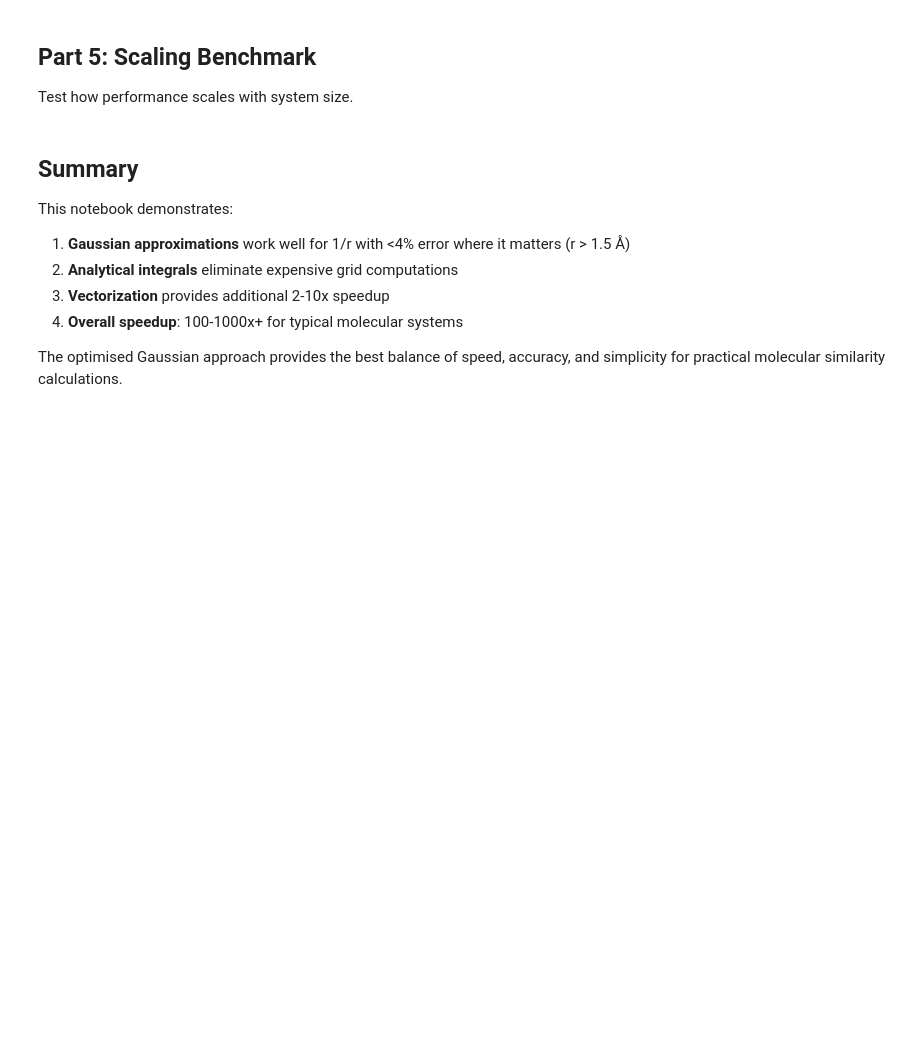
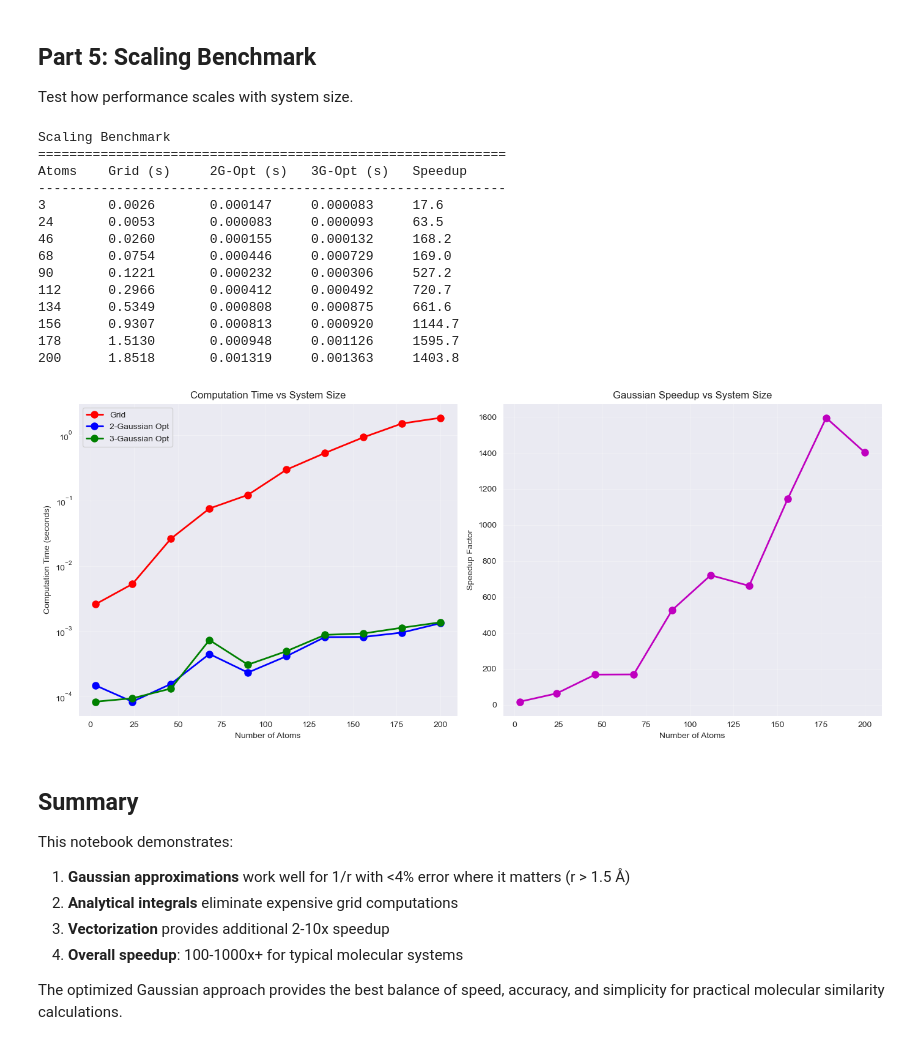
Before and after one commit to adambaskerville/adambaskerville.github.io, a Jupyter notebook: _posts/GaussianApproximationCode/gaussian_approximation.ipynb, the cells around one changed output. Cells and saved outputs as stored; diff of their text form; code cells hidden in the pictures; blank space fills up the shorter version.

Commit message:
feat(blog): added forgotten gaussian notebook for blog post

```diff
--- a/_posts/GaussianApproximationCode/gaussian_approximation.ipynb
+++ b/_posts/GaussianApproximationCode/gaussian_approximation.ipynb
@@ -183,9 +186,9 @@ def gaussian_similarity(charges_A, coords_A, charges_B, coords_B, method='two_ga
     return similarity, computation_time
 
 
-def optimised_gaussian_similarity(charges_A, coords_A, charges_B, coords_B, method='two_gaussian'):
+def optimized_gaussian_similarity(charges_A, coords_A, charges_B, coords_B, method='two_gaussian'):
     """
-    Method 3: Optimised Gaussian similarity using vectorised operations
+    Method 3: Optimized Gaussian similarity using vectorized operations
     """
     start_time = time.perf_counter()
 
@@ -195,18 +198,18 @@ def optimised_gaussian_similarity(charges_A, coords_A, charges_B, coords_B, meth
     }
     params = gaussian_params[method]
 
-    def optimised_gaussian_integral(dist_matrix, charges1, charges2):
-        """Vectorised Gaussian integral calculation"""
+    def optimized_gaussian_integral(dist_matrix, charges1, charges2):
+        """Vectorized Gaussian integral calculation"""
         integral = 0.0
 
         for a, b in params:
-            # Vectorised exponential calculation
+            # Vectorized exponential calculation
             exp_term = np.exp(-b * dist_matrix**2)
 
             # Broadcasting for charge products
             charge_products = charges1[:, np.newaxis] * charges2[np.newaxis, :]
 
-            # Vectorised contribution calculation
+            # Vectorized contribution calculation
             contribution = a * (np.pi / b)**(3/2) * charge_products * exp_term
             integral += np.sum(contribution)
 
@@ -218,9 +221,9 @@ def optimised_gaussian_similarity(charges_A, coords_A, charges_B, coords_B, meth
     dist_BB = cdist(coords_B, coords_B)
 
     # Calculate all required integrals
-    integral_AA = optimised_gaussian_integral(dist_AA, charges_A, charges_A)
-    integral_AB = optimised_gaussian_integral(dist_AB, charges_A, charges_B)
-    integral_BB = optimised_gaussian_integral(dist_BB, charges_B, charges_B)
+    integral_AA = optimized_gaussian_integral(dist_AA, charges_A, charges_A)
+    integral_AB = optimized_gaussian_integral(dist_AB, charges_A, charges_B)
+    integral_BB = optimized_gaussian_integral(dist_BB, charges_B, charges_B)
 
     similarity = integral_AB / np.sqrt(integral_AA * integral_BB)
     computation_time = time.perf_counter() - start_time
@@ -306,21 +322,21 @@ sim_grid, time_grid, n_points = grid_similarity(
 )
 print(f"Grid method: {sim_grid:.6f} ({time_grid:.4f}s, {n_points:,} points)")
 
-# Optimised 2-Gaussian
-sim_opt2, time_opt2 = optimised_gaussian_similarity(
+# Optimized 2-Gaussian
+sim_opt2, time_opt2 = optimized_gaussian_similarity(
     water_charges, water_coords,
     methanol_charges, methanol_coords,
     method='two_gaussian'
 )
-print(f"Optimised 2-Gaussian: {sim_opt2:.6f} ({time_opt2:.6f}s)")
+print(f"Optimized 2-Gaussian: {sim_opt2:.6f} ({time_opt2:.6f}s)")
 
-# Optimised 3-Gaussian
-sim_opt3, time_opt3 = optimised_gaussian_similarity(
+# Optimized 3-Gaussian
+sim_opt3, time_opt3 = optimized_gaussian_similarity(
     water_charges, water_coords,
     methanol_charges, methanol_coords,
     method='three_gaussian'
 )
-print(f"Optimised 3-Gaussian: {sim_opt3:.6f} ({time_opt3:.6f}s)")
+print(f"Optimized 3-Gaussian: {sim_opt3:.6f} ({time_opt3:.6f}s)")
 
 print(f"\nSpeedups:")
 print(f"2-Gaussian: {time_grid/time_opt2:.1f}x faster than grid")
@@ -336,7 +366,7 @@ Test how performance scales with system size.
 # %%
 def benchmark_scaling():
     """Benchmark performance vs system size"""
-    system_sizes = [3, 6, 9, 12, 15, 20]
+    system_sizes = np.linspace(3, 200, 10).astype(int)
 
     grid_times = []
     opt2_times = []
@@ -370,13 +400,13 @@ def benchmark_scaling():
             grid_spacing=spacing, grid_extent=3.0
         )
 
-        # Optimised methods
-        _, time_opt2 = optimised_gaussian_similarity(
+        # Optimized methods
+        _, time_opt2 = optimized_gaussian_similarity(
             charges, coords, charges, coords_shifted,
             method='two_gaussian'
         )
 
-        _, time_opt3 = optimised_gaussian_similarity(
+        _, time_opt3 = optimized_gaussian_similarity(
             charges, coords, charges, coords_shifted,
             method='three_gaussian'
         )
@@ -388,33 +418,49 @@ def benchmark_scaling():
         opt3_times.append(time_opt3)
         speedups.append(speedup)
 
         print(f"{n_atoms:<8} {time_grid:<12.4f} {time_opt2:<12.6f} {time_opt3:<12.6f} {speedup:<10.1f}")
 
     # Plot results
     fig, (ax1, ax2) = plt.subplots(1, 2, figsize=(14, 6))
 
     # Computation times
     ax1.plot(system_sizes, grid_times, 'ro-', linewidth=2, markersize=8, label='Grid')
     ax1.plot(system_sizes, opt2_times, 'bo-', linewidth=2, markersize=8, label='2-Gaussian Opt')
     ax1.plot(system_sizes, opt3_times, 'go-', linewidth=2, markersize=8, label='3-Gaussian Opt')
     ax1.set_xlabel('Number of Atoms')
     ax1.set_ylabel('Computation Time (seconds)')
     ax1.set_title('Computation Time vs System Size')
     ax1.legend()
     ax1.grid(True, alpha=0.3)
     ax1.set_yscale('log')
 
     # Speedup factors
     ax2.plot(system_sizes, speedups, 'mo-', linewidth=2, markersize=8)
     ax2.set_xlabel('Number of Atoms')
     ax2.set_ylabel('Speedup Factor')
     ax2.set_title('Gaussian Speedup vs System Size')
     ax2.grid(True, alpha=0.3)
 
     plt.tight_layout()
     plt.show()
 
 benchmark_scaling()
+# %% [output]
+Scaling Benchmark
+============================================================
+Atoms    Grid (s)     2G-Opt (s)   3G-Opt (s)   Speedup
+------------------------------------------------------------
+3        0.0026       0.000147     0.000083     17.6
+24       0.0053       0.000083     0.000093     63.5
+46       0.0260       0.000155     0.000132     168.2
+68       0.0754       0.000446     0.000729     169.0
+90       0.1221       0.000232     0.000306     527.2
+112      0.2966       0.000412     0.000492     720.7
+134      0.5349       0.000808     0.000875     661.6
+156      0.9307       0.000813     0.000920     1144.7
+178      1.5130       0.000948     0.001126     1595.7
+200      1.8518       0.001319     0.001363     1403.8
+[figure, added]
 # %% [markdown]
 ## Summary
 
@@ -425,4 +471,4 @@ This notebook demonstrates:
 3. **Vectorization** provides additional 2-10x speedup
 4. **Overall speedup**: 100-1000x+ for typical molecular systems
 
-The optimised Gaussian approach provides the best balance of speed, accuracy, and simplicity for practical molecular similarity calculations.
+The optimized Gaussian approach provides the best balance of speed, accuracy, and simplicity for practical molecular similarity calculations.
```
Also changed, not shown: parts of 5 cells of this notebook.
